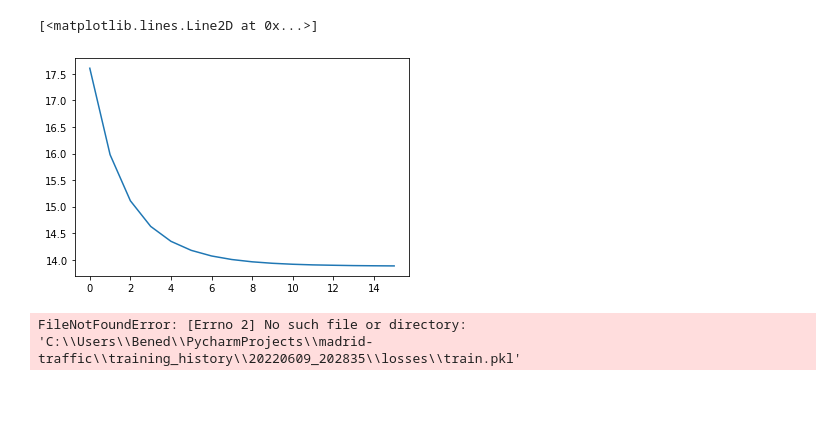
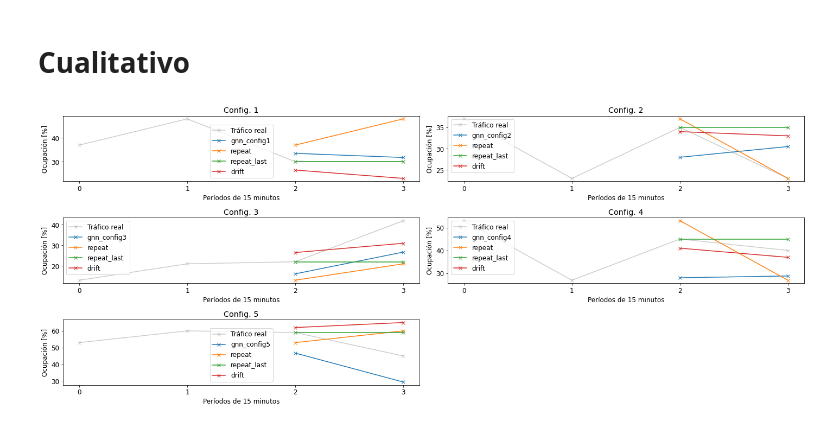
Before and after one commit to elena-sg/madrid-traffic, a Jupyter notebook: notebooks/13-gnn-results.ipynb, the cells around one changed output. Cells and saved outputs as stored; diff of their text form; code cells hidden in the pictures; blank space fills up the shorter version.

```diff
--- a/notebooks/13-gnn-results.ipynb
+++ b/notebooks/13-gnn-results.ipynb
@@ -107,12 +79,0 @@ plt.plot(all[0, :, 0, 0])
-# %%
-plt.plot(pred.detach().numpy()[:, 0])
-# %% [output]
-[<matplotlib.lines.Line2D at 0x...>]
-[figure, removed]
-# %%
-import pickle
-with open(rf"C:\Users\Bened\PycharmProjects\madrid-traffic\training_history\{training_datetime}\losses\train.pkl", "rb") as f:
-    train = pickle.load(f)
-train
-# %% [output]
-FileNotFoundError: [Errno 2] No such file or directory: 'C:\\Users\\Bened\\PycharmProjects\\madrid-traffic\\training_history\\20220609_202835\\losses\\train.pkl'
@@ -123,0 +80,46 @@ test
+# %% [markdown]
+# Cualitativo
+# %%
+def get_plot(evaluate_in, seq_len, node_id):
+    graph_id = ubs_dict[node_id]
+    fig, axs = plt.subplots(3, 2, figsize=(20, 8))
+    for config in [1, 2, 3, 4, 5]:
+        row = df.loc[(df.evaluate_in==evaluate_in) & (df.seq_len==seq_len) & (df.config==config)].iloc[0]
+        model_name = row["nombre"]
+        epoch = int(row["epoch_selected"])
+        model, test_loader, norm_layer, batch_size, graph = test_model(model_name, epoch=epoch)
+        for x, y in test_loader:
+            all = np.concatenate([x, y], axis=1)[..., 0]
+            _, pred = predict(x, y, batch_size, graph, model, torch.device('cpu'), norm_layer)
+            y = y[..., 0].detach().numpy()
+            #y_modif = y_modif[:, :y.shape[0]*37, 0]
+            pred = pred.detach().numpy()[:, :y.shape[0]*37, 0]
+            pred = pred.reshape(-1, pred.shape[0], 37)
+            break
+
+        pred_i = pred[:, :, graph_id]
+        pred_rep = [all[0, seq_len, graph_id]] * seq_len
+        pred_rep_all = all[0, :seq_len, graph_id]
+        drift_per_period = (all[0, seq_len, graph_id] - all[0, 0, graph_id]) / seq_len
+        drift_pred = [all[0, seq_len, graph_id] + i*drift_per_period for i in range(1, seq_len+1)]
+        all_i = all[:, :, graph_id]
+        n_row = (config-1) // 2
+        n_column = (config-1) % 2
+        ax = axs[n_row, n_column]
+        ax.plot(range(2*seq_len), all_i[0], "x-", alpha=0.2, color="black", label="Tráfico real")
+        ax.plot(range(seq_len, 2*seq_len), pred_i[0], "x-", label=f"gnn_config{config}")
+        ax.plot(range(seq_len, 2*seq_len), pred_rep_all, "x-", label="repeat")
+        ax.plot(range(seq_len, 2*seq_len), pred_rep, "x-", label="repeat_last")
+        ax.plot(range(seq_len, 2*seq_len), drift_pred, "x-", label="drift")
+        ax.set_title(f"Config. {config}")
+        ax.set_xlabel("Períodos de 15 minutos")
+        #ax.set_xticks(range(2*seq_len))
+        ax.xaxis.set_major_locator(MaxNLocator(integer=True))
+        ax.set_ylabel("Ocupación [%]")
+        ax.legend()
+    fig.tight_layout()
+    axs[2, 1].axis("off")
+# %%
+get_plot("Jul", 2, ids_list[0])
+# %% [output]
+[figure, added]
```
Also changed, not shown: parts of 10 cells of this notebook, 8 other files.
